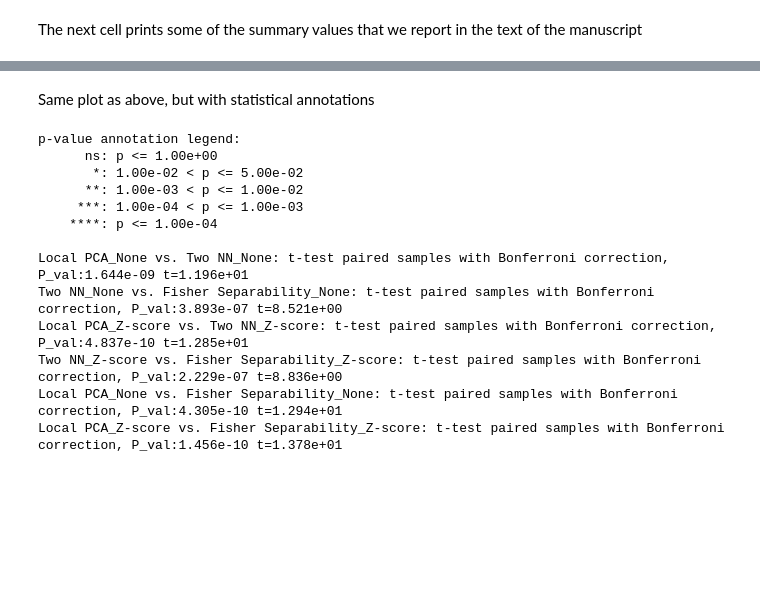
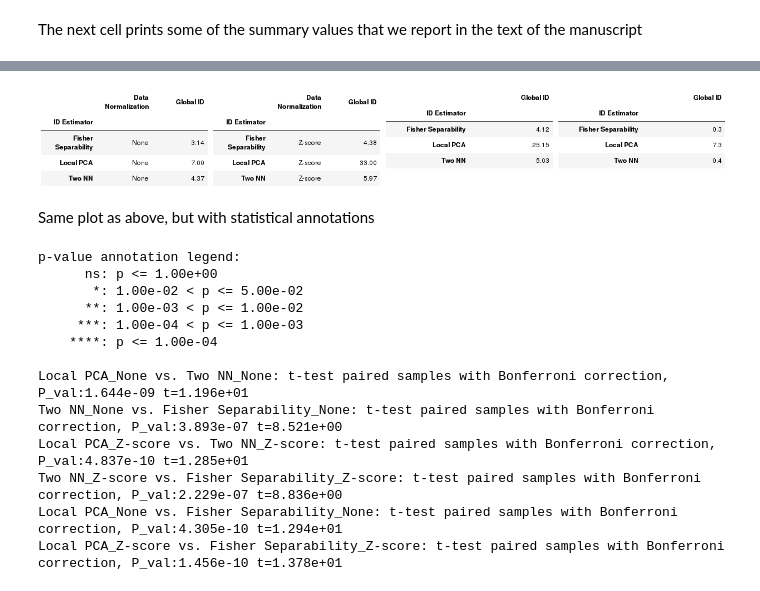
Before and after one commit to nimh-sfim/manifold_learning_fmri, a Jupyter notebook: Notebooks/N12_IDEstimation_Figure05.ipynb, the cells around one changed output, grey strips where cells are left out. Saved outputs shown, nothing was run; the diff lists cells and outputs as text; code cells hidden in the pictures; blank space fills up the shorter version.

```diff
--- a/Notebooks/N12_IDEstimation_Figure05.ipynb
+++ b/Notebooks/N12_IDEstimation_Figure05.ipynb
@@ -71,3 +77,7 @@ pn.Row(pn.pane.DataFrame(ID_global.loc['Original'].groupby(by='ID Estimator').mi
+# %%
+display.Image('../Outputs/Notebook_Figures/N12_ID_AdditionalTables.png')
+# %% [output]
+[figure, added]
 # %% [markdown]
 Same plot as above, but with statistical annotations
 # %%
```
Also changed, not shown: parts of 8 cells of this notebook, 4 other files.
